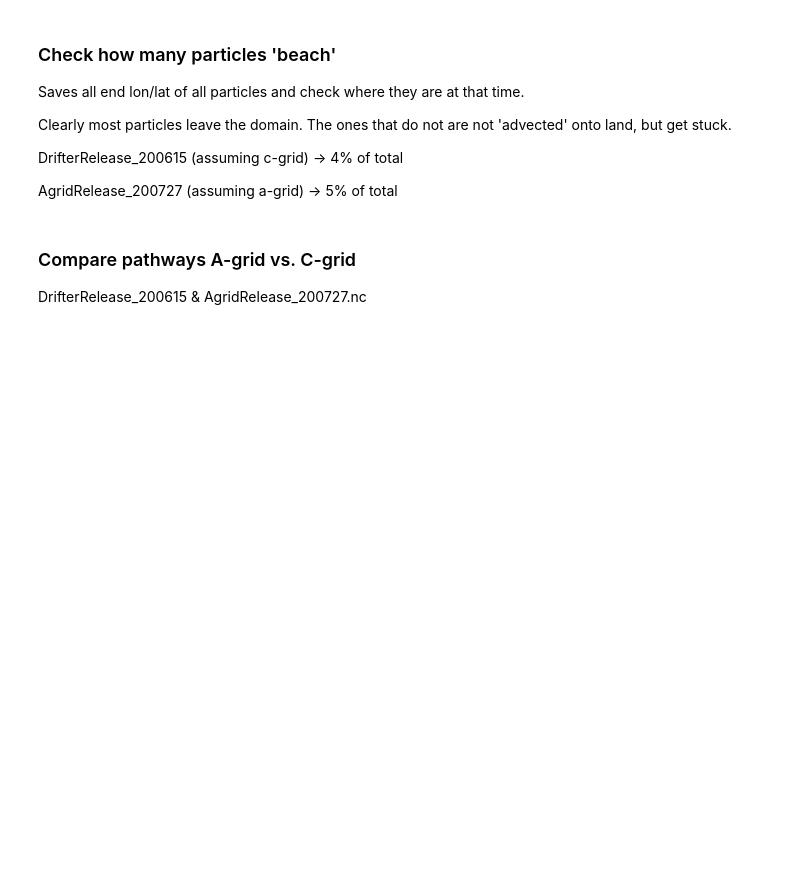
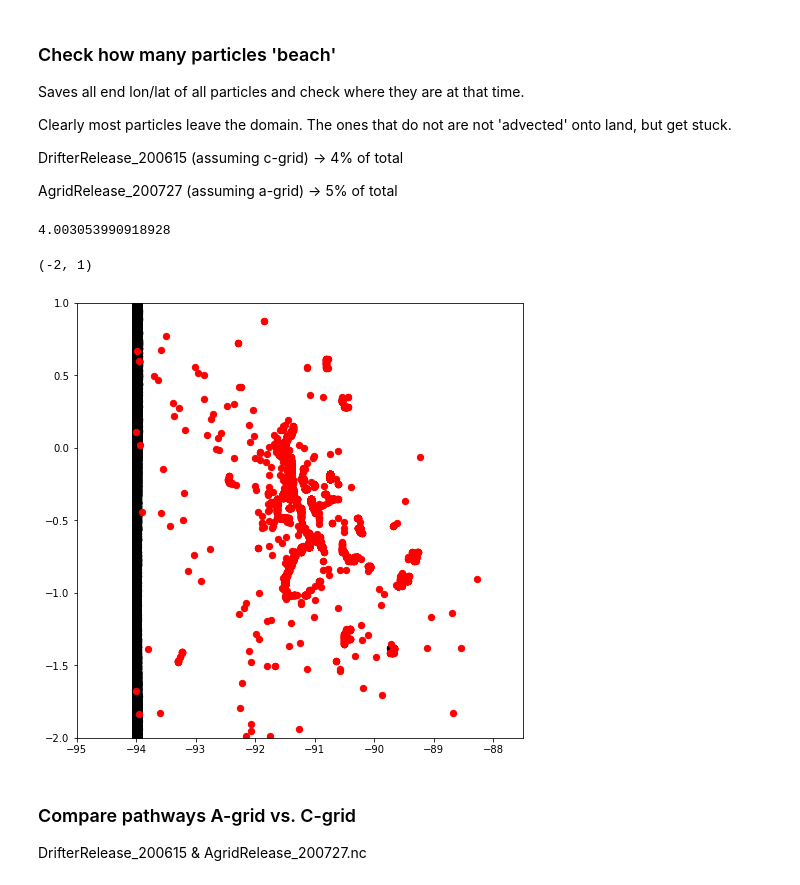
Before and after one commit to SLYpma/GalapagosAnalysis, a Jupyter notebook: documentation/20.07_InterpolationMethods/cgrid_beaching.ipynb, the cells around one changed output. Saved outputs shown, nothing was run; the diff lists cells and outputs as text; code cells hidden in the pictures; blank space fills up the shorter version.

```diff
--- a/documentation/20.07_InterpolationMethods/cgrid_beaching.ipynb
+++ b/documentation/20.07_InterpolationMethods/cgrid_beaching.ipynb
@@ -60,28 +125,33 @@ DrifterRelease_200615 (assuming c-grid) -> 4% of total
 
 AgridRelease_200727 (assuming a-grid) -> 5% of total
 # %%
+Traj = Traj_cgrid
 endloc1 = np.zeros((2,Traj['lon'].shape[0]))
 endloc2 = np.zeros((2,Traj['lon'].shape[0]))
 particlelong = []
 
 for p in range(Traj['lon'].shape[0]):
     indexloc = np.where(isnan(Traj['lon'][p,:]))[0]
     if indexloc.any():
         endloc1[0,p]=Traj['lon'][p,indexloc[0]-1]
         endloc1[1,p]=Traj['lat'][p,indexloc[0]-1]
     else:
         endloc2[0,p]=Traj['lon'][p,-1]
         endloc2[1,p]=Traj['lat'][p,-1]
         particlelong.append(p)
 print(len(particlelong)/p*100)
 
 map_extent = [-95,-87.5,-2,1]
 fig, ax = plt.subplots(1,figsize=(8,8))
 ax.scatter(endloc1[0,:],endloc1[1,:],s=40,c='k')
 ax.scatter(endloc2[0,:],endloc2[1,:],s=40,c='r')
 ax.set_xlim(map_extent[0:2])
 ax.set_ylim(map_extent[2:4])
 #ax.plot(Traj['lon'][particlelong,:].T,Traj['lat'][particlelong,:].T)
+# %% [output]
+4.003053990918928
+(-2, 1)
+[figure, added]
 # %%
 map_extent = [-90.5,-90,-0.55,-0.45]
 figsize=(20, 8)
```
Also changed, not shown: parts of 9 cells of this notebook.
